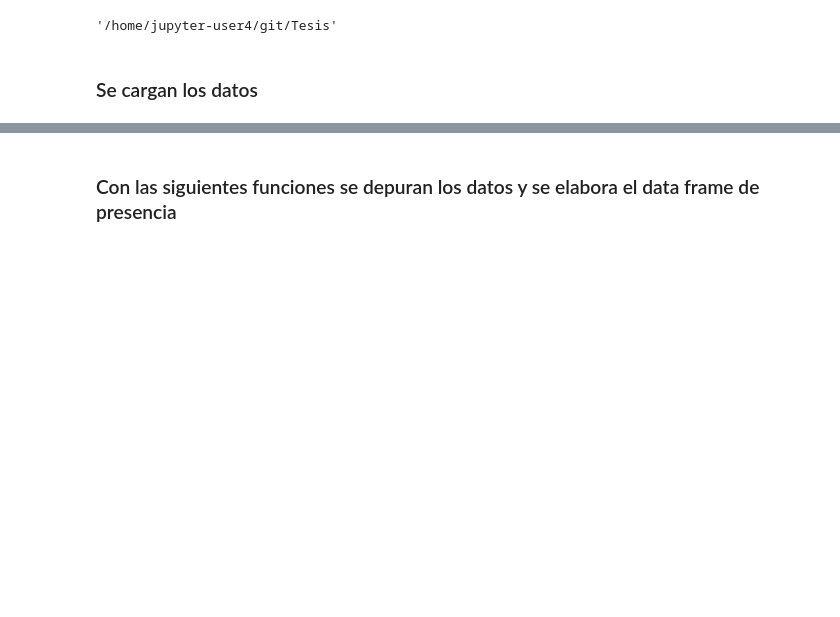
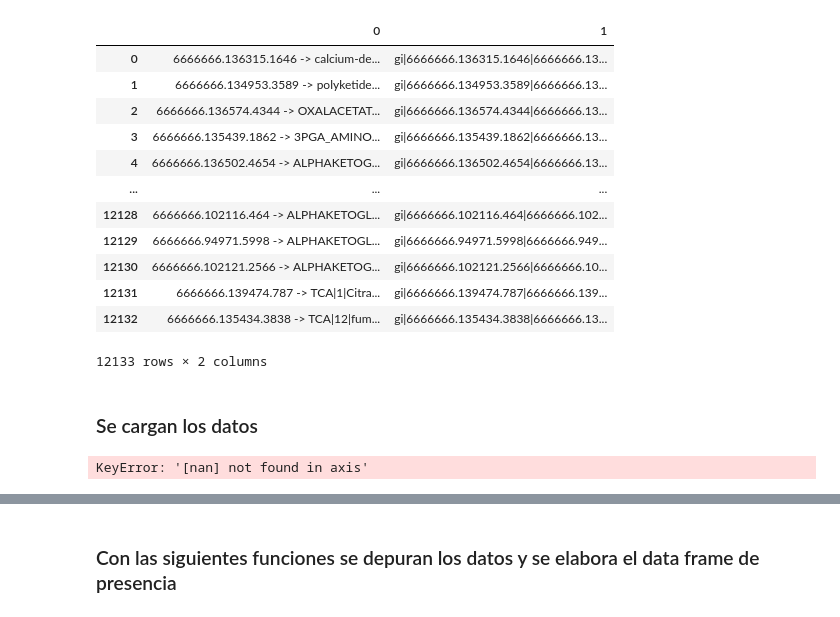
Before and after one commit to FFranciscoEspinosa/Tesis, a Jupyter notebook: buscar_nodos_uno_hoyos.ipynb, the cells around one changed output, grey strips where cells are left out. Cells and saved outputs as stored; diff of their text form; code cells hidden in the pictures; blank space fills up the shorter version.

```diff
--- a/buscar_nodos_uno_hoyos.ipynb
+++ b/buscar_nodos_uno_hoyos.ipynb
@@ -4,10 +4,23 @@ import numpy as np
 from scipy.spatial.distance import hamming
 import gudhi as gd
 import seaborn as sns
-# %%
-pwd
-# %% [output]
-'/home/jupyter-user4/git/Tesis'
+# %%
+pseudo_csv=pd.read_csv('pseudomonas.csv', sep='\t', header=None,index_col=0)
+pseudo_info=pseudo_csv[1]
+# %% [output]
+|  | 0 | 1 |
+| 0 | 6666666.136315.1646 -> calcium-de... | gi|6666666.136315.1646|6666666.13... |
+| 1 | 6666666.134953.3589 -> polyketide... | gi|6666666.134953.3589|6666666.13... |
+| 2 | 6666666.136574.4344 -> OXALACETAT... | gi|6666666.136574.4344|6666666.13... |
+| 3 | 6666666.135439.1862 -> 3PGA_AMINO... | gi|6666666.135439.1862|6666666.13... |
+| 4 | 6666666.136502.4654 -> ALPHAKETOG... | gi|6666666.136502.4654|6666666.13... |
+| ... | ... | ... |
+| 12128 | 6666666.102116.464 -> ALPHAKETOGL... | gi|6666666.102116.464|6666666.102... |
+| 12129 | 6666666.94971.5998 -> ALPHAKETOGL... | gi|6666666.94971.5998|6666666.949... |
+| 12130 | 6666666.102121.2566 -> ALPHAKETOG... | gi|6666666.102121.2566|6666666.10... |
+| 12131 | 6666666.139474.787 -> TCA|1|Citra... | gi|6666666.139474.787|6666666.139... |
+| 12132 | 6666666.135434.3838 -> TCA|12|fum... | gi|6666666.135434.3838|6666666.13... |
+12133 rows × 2 columns
 # %% [markdown]
 <h3>Se cargan los datos</h3>
 # %%
@@ -22,7 +35,9 @@ pseudo_csv.reset_index(inplace=True)
 pseudo_csv.drop(columns=0,inplace=True)
 pseudo_csv
 
-pseudo_info=pseudo_csv[2]
+pseudo_info=pseudo_csv[1]
+# %% [output]
+KeyError: '[nan] not found in axis'
 # %%
 pseudo_csv
 # %% [output]
```
Also changed, not shown: parts of 23 cells of this notebook, 29 other files.
